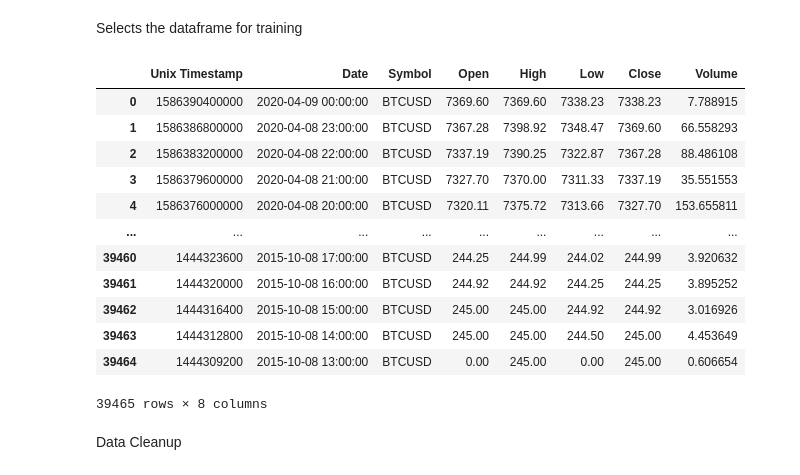
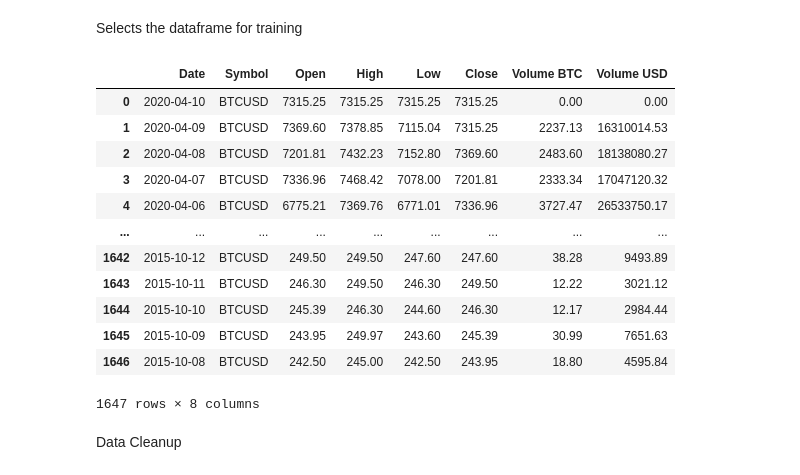
Before and after one commit to estebancr3008/Reinforcement_Learning_Binary_Options_Bot, a Jupyter notebook: Data_Preparation_for_Binary_Learning_Trading.ipynb, the cells around one changed output. Drawn from its saved outputs; the diff is of its cells as text; code cells hidden in the pictures.

```diff
--- a/Data_Preparation_for_Binary_Learning_Trading.ipynb
+++ b/Data_Preparation_for_Binary_Learning_Trading.ipynb
@@ -25,26 +25,27 @@ Selects the dataframe for training
 # %%
 #df = pd.read_csv('/content/drive/MyDrive/Other Projects/USDGBP.csv')
 #df = pd.read_csv('/content/drive/MyDrive/Other Projects/USDJPY.csv')
-df = pd.read_csv('/Users/esteban/Documents/GitHub/Reinforcement_Learning_Binary_Options_Bot/BTCUSD_1hr.csv')
+#df = pd.read_csv('/Users/esteban/Documents/GitHub/Reinforcement_Learning_Binary_Options_Bot/BTCUSD_1hr.csv')
+df = pd.read_csv('/Users/esteban/Documents/GitHub/Reinforcement_Learning_Binary_Options_Bot/BTCUSD_day.csv')
 #df = pd.read_csv('/content/drive/MyDrive/Other Projects/BTCUSD_1hr.csv')
 #df = pd.read_csv('/content/drive/MyDrive/Other Projects/BTCUSD_1min.csv')
 #df = pd.read_csv('/content/drive/MyDrive/Other Projects/Download Data - STOCK_US_XNYS_F (1).csv')
 
 df
 # %% [output]
-|  | Unix Timestamp | Date | Symbol | Open | High | Low | Close | Volume |
-| 0 | 1586390400000 | 2020-04-09 00:00:00 | BTCUSD | 7369.60 | 7369.60 | 7338.23 | 7338.23 | 7.788915 |
-| 1 | 1586386800000 | 2020-04-08 23:00:00 | BTCUSD | 7367.28 | 7398.92 | 7348.47 | 7369.60 | 66.558293 |
-| 2 | 1586383200000 | 2020-04-08 22:00:00 | BTCUSD | 7337.19 | 7390.25 | 7322.87 | 7367.28 | 88.486108 |
-| 3 | 1586379600000 | 2020-04-08 21:00:00 | BTCUSD | 7327.70 | 7370.00 | 7311.33 | 7337.19 | 35.551553 |
-| 4 | 1586376000000 | 2020-04-08 20:00:00 | BTCUSD | 7320.11 | 7375.72 | 7313.66 | 7327.70 | 153.655811 |
+|  | Date | Symbol | Open | High | Low | Close | Volume BTC | Volume USD |
+| 0 | 2020-04-10 | BTCUSD | 7315.25 | 7315.25 | 7315.25 | 7315.25 | 0.00 | 0.00 |
+| 1 | 2020-04-09 | BTCUSD | 7369.60 | 7378.85 | 7115.04 | 7315.25 | 2237.13 | 16310014.53 |
+| 2 | 2020-04-08 | BTCUSD | 7201.81 | 7432.23 | 7152.80 | 7369.60 | 2483.60 | 18138080.27 |
+| 3 | 2020-04-07 | BTCUSD | 7336.96 | 7468.42 | 7078.00 | 7201.81 | 2333.34 | 17047120.32 |
+| 4 | 2020-04-06 | BTCUSD | 6775.21 | 7369.76 | 6771.01 | 7336.96 | 3727.47 | 26533750.17 |
 | ... | ... | ... | ... | ... | ... | ... | ... | ... |
-| 39460 | 1444323600 | 2015-10-08 17:00:00 | BTCUSD | 244.25 | 244.99 | 244.02 | 244.99 | 3.920632 |
-| 39461 | 1444320000 | 2015-10-08 16:00:00 | BTCUSD | 244.92 | 244.92 | 244.25 | 244.25 | 3.895252 |
-| 39462 | 1444316400 | 2015-10-08 15:00:00 | BTCUSD | 245.00 | 245.00 | 244.92 | 244.92 | 3.016926 |
-| 39463 | 1444312800 | 2015-10-08 14:00:00 | BTCUSD | 245.00 | 245.00 | 244.50 | 245.00 | 4.453649 |
-| 39464 | 1444309200 | 2015-10-08 13:00:00 | BTCUSD | 0.00 | 245.00 | 0.00 | 245.00 | 0.606654 |
+| 1642 | 2015-10-12 | BTCUSD | 249.50 | 249.50 | 247.60 | 247.60 | 38.28 | 9493.89 |
+| 1643 | 2015-10-11 | BTCUSD | 246.30 | 249.50 | 246.30 | 249.50 | 12.22 | 3021.12 |
+| 1644 | 2015-10-10 | BTCUSD | 245.39 | 246.30 | 244.60 | 246.30 | 12.17 | 2984.44 |
+| 1645 | 2015-10-09 | BTCUSD | 243.95 | 249.97 | 243.60 | 245.39 | 30.99 | 7651.63 |
+| 1646 | 2015-10-08 | BTCUSD | 242.50 | 245.00 | 242.50 | 243.95 | 18.80 | 4595.84 |
-39465 rows × 8 columns
+1647 rows × 8 columns
 # %% [markdown]
 Data Cleanup
 # %%
```
Also changed, not shown: parts of 2 cells of this notebook, 1 other file.
